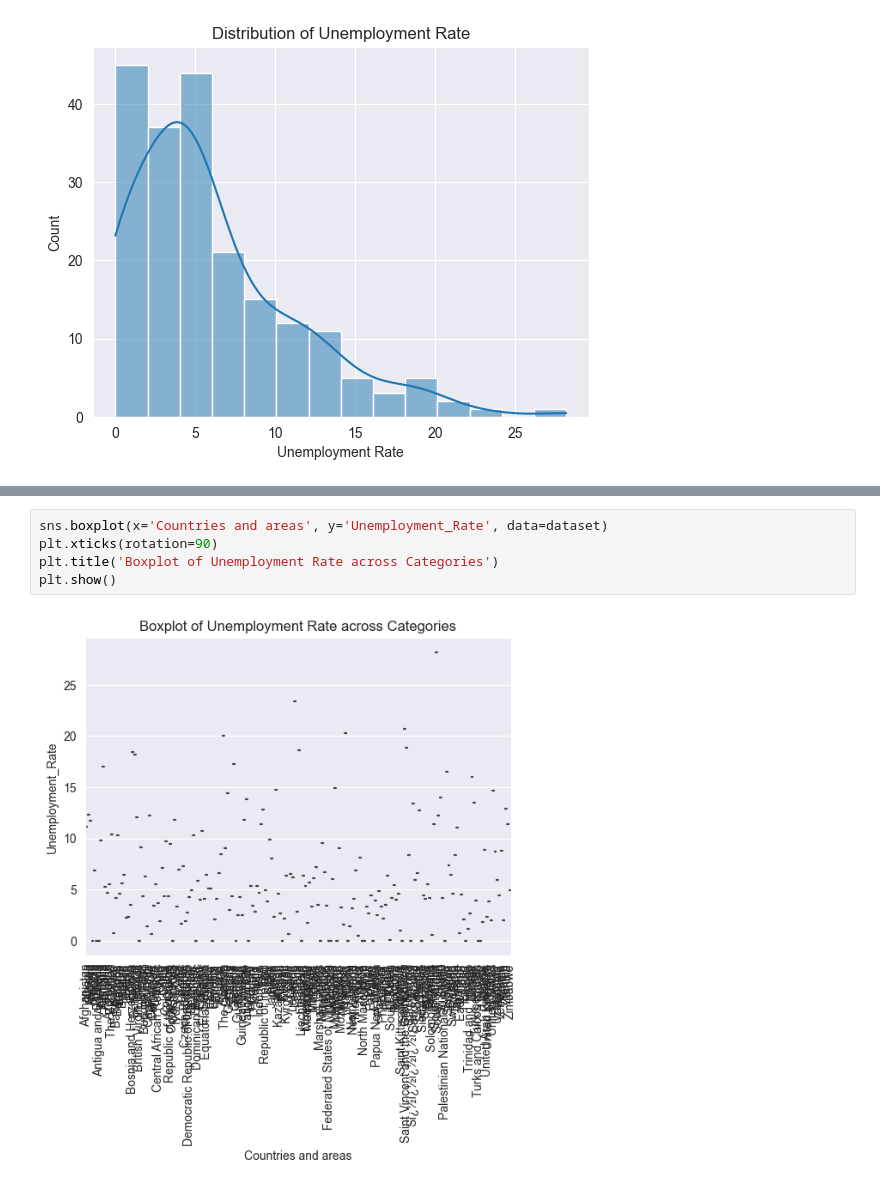
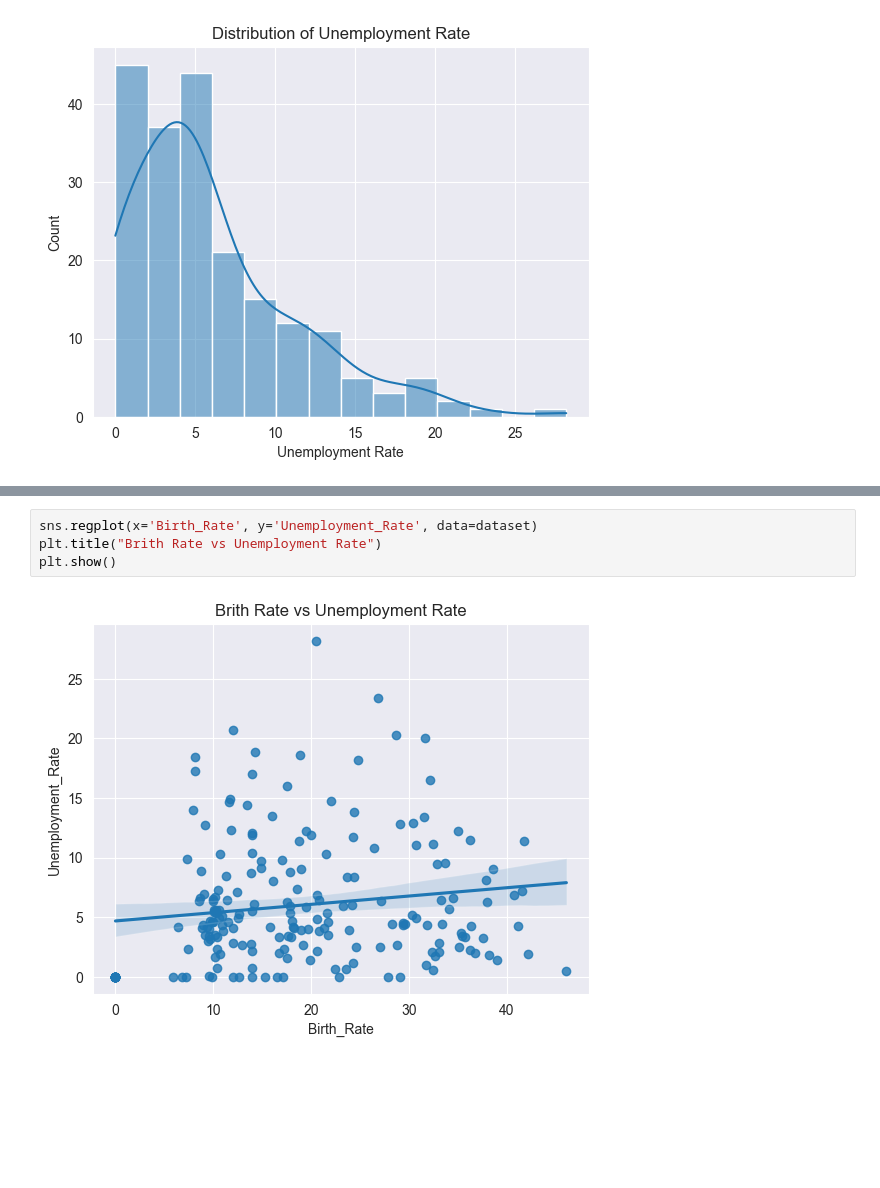
Before and after one commit to Kowallskiy/world_education, a Jupyter notebook: analysis.ipynb, the cells around one changed output, grey strips where cells are left out. Cells and saved outputs as stored; diff of their text form; blank space fills up the shorter version.

Commit message:
added new plots

```diff
--- a/analysis.ipynb
+++ b/analysis.ipynb
@@ -151,7 +161,6 @@ plt.show()
 # %%
-sns.boxplot(x='Countries and areas', y='Unemployment_Rate', data=dataset)
-plt.xticks(rotation=90)
-plt.title('Boxplot of Unemployment Rate across Categories')
+sns.regplot(x='Birth_Rate', y='Unemployment_Rate', data=dataset)
+plt.title("Brith Rate vs Unemployment Rate")
 plt.show()
 # %% [output]
-[figure, old version]
+[figure, new version]
```
Also changed, not shown: parts of 4 cells of this notebook.
